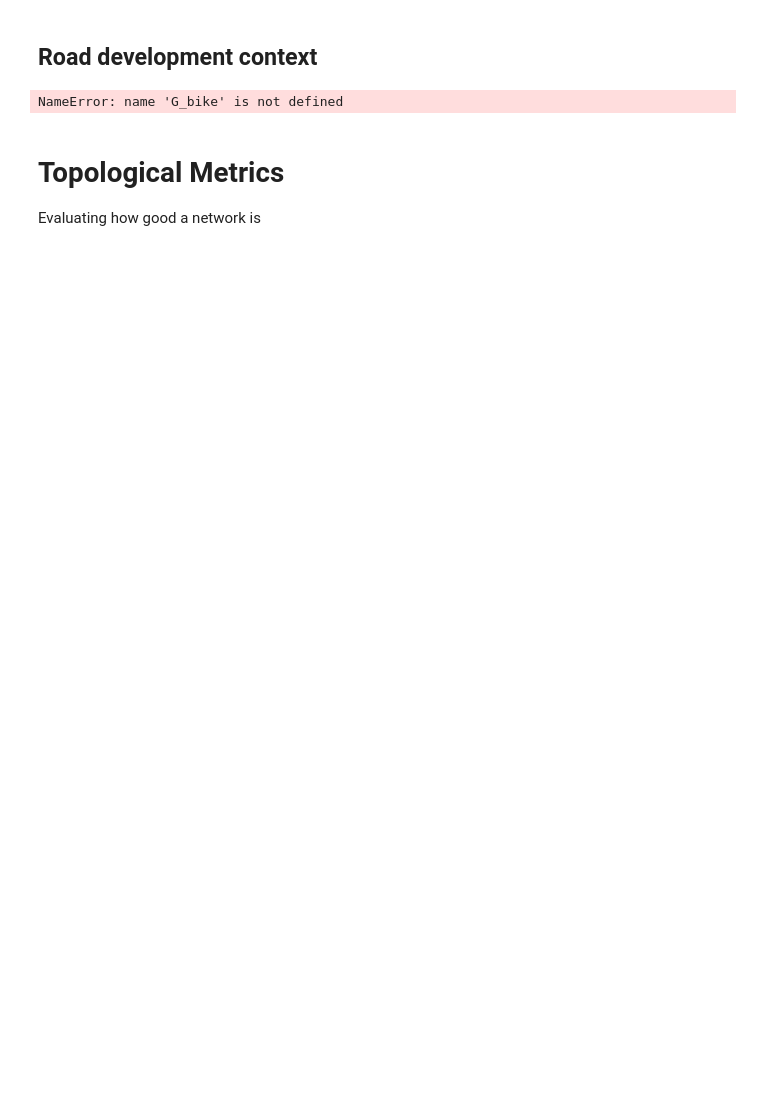
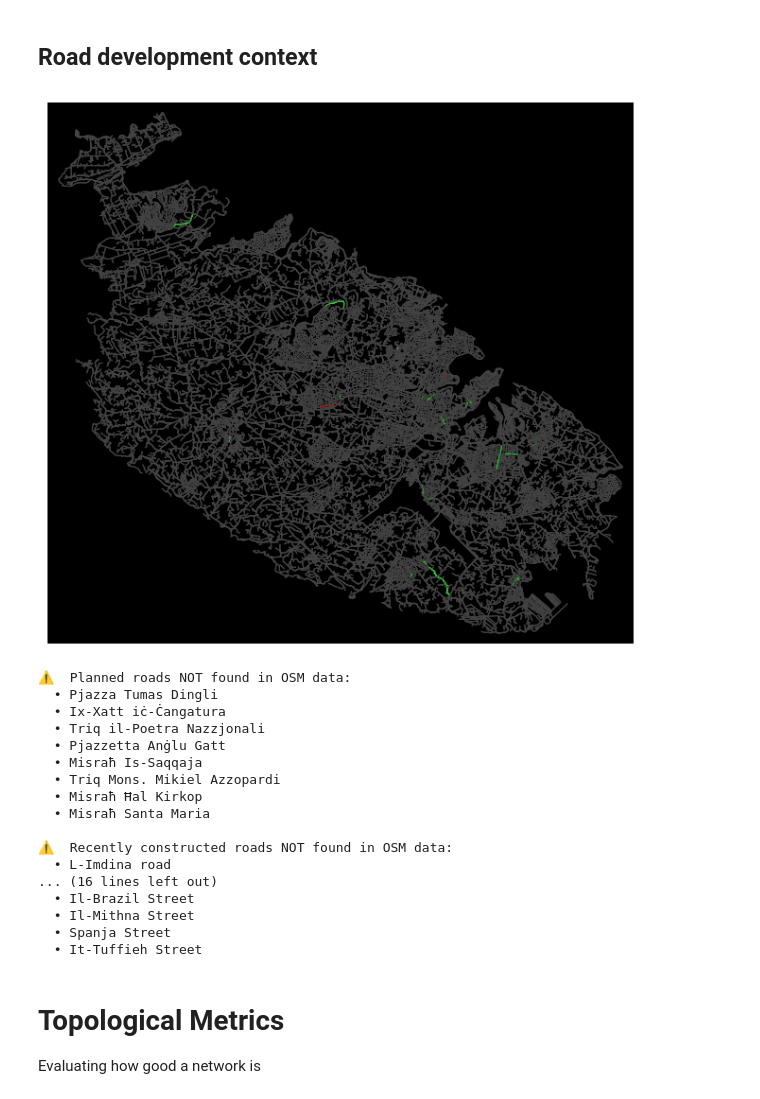
Before and after one commit to Matthew-Pirotta/FYP-OpenPaths, a Jupyter notebook: Code/main.ipynb, the cells around one changed output. Saved outputs shown, nothing was run; the diff lists cells and outputs as text; code cells hidden in the pictures; blank space fills up the shorter version.

Commit message:
lane reallocation, with edge creation if needed

```diff
--- a/Code/main.ipynb
+++ b/Code/main.ipynb
@@ -213,7 +181,7 @@ found_green, found_red = set(), set()
 # match = SequenceMatcher(None, "Triq Manwel Dimech", "Manwel Dimech Street").ratio()
 threshold = 0.68  # adjust sensitivity (0.7–0.8 usually good)
 
-for u, v, k, data in G_bike.edges(keys=True, data=True):
+for u, v, k, data in my_graph.G_master.edges(keys=True, data=True):
     name = data.get("name", "")
     en_name = data.get("name:en", "")
     color = "#444444"  # default gray
@@ -245,36 +213,53 @@ for u, v, k, data in G_bike.edges(keys=True, data=True):
 
 
 fig, ax = ox.plot.plot_graph(
-    G_bike,
+    my_graph.G_master,
     node_size=0,
     edge_color=edge_colors,
     edge_linewidth=0.8,
     bgcolor="k",
     show=True
 )
 
 
 found_green_normalized = {n.lower() for n in found_green}
 found_red_normalized = {n.lower() for n in found_red}
 
 not_found_green = [
     r for r in planned_bike_construction if r.lower() not in found_green_normalized
 ]
 not_found_red = [
     r for r in recently_constructed if r.lower() not in found_red_normalized
 ]
 
 if not_found_green:
     print("\n⚠️  Planned roads NOT found in OSM data:")
     for r in not_found_green:
         print("  •", r)
 
 if not_found_red:
     print("\n⚠️  Recently constructed roads NOT found in OSM data:")
     for r in not_found_red:
         print("  •", r)
 # %% [output]
+[figure, added]
-NameError: name 'G_bike' is not defined
+⚠️  Planned roads NOT found in OSM data:
+  • Pjazza Tumas Dingli
+  • Ix-Xatt iċ-Ċangatura
+  • Triq il-Poetra Nazzjonali
+  • Pjazzetta Anġlu Gatt
+  • Misraħ Is-Saqqaja
+  • Triq Mons. Mikiel Azzopardi
+  • Misraħ Ħal Kirkop
+  • Misraħ Santa Maria
+
+⚠️  Recently constructed roads NOT found in OSM data:
+  • L-Imdina road
+... (16 lines left out)
+  • Il-Brazil Street
+  • Il-Mithna Street
+  • Spanja Street
+  • It-Tuffieh Street
 # %% [markdown]
 # Topological Metrics
 
```
Also changed, not shown: parts of 11 cells of this notebook, 3 other files.
